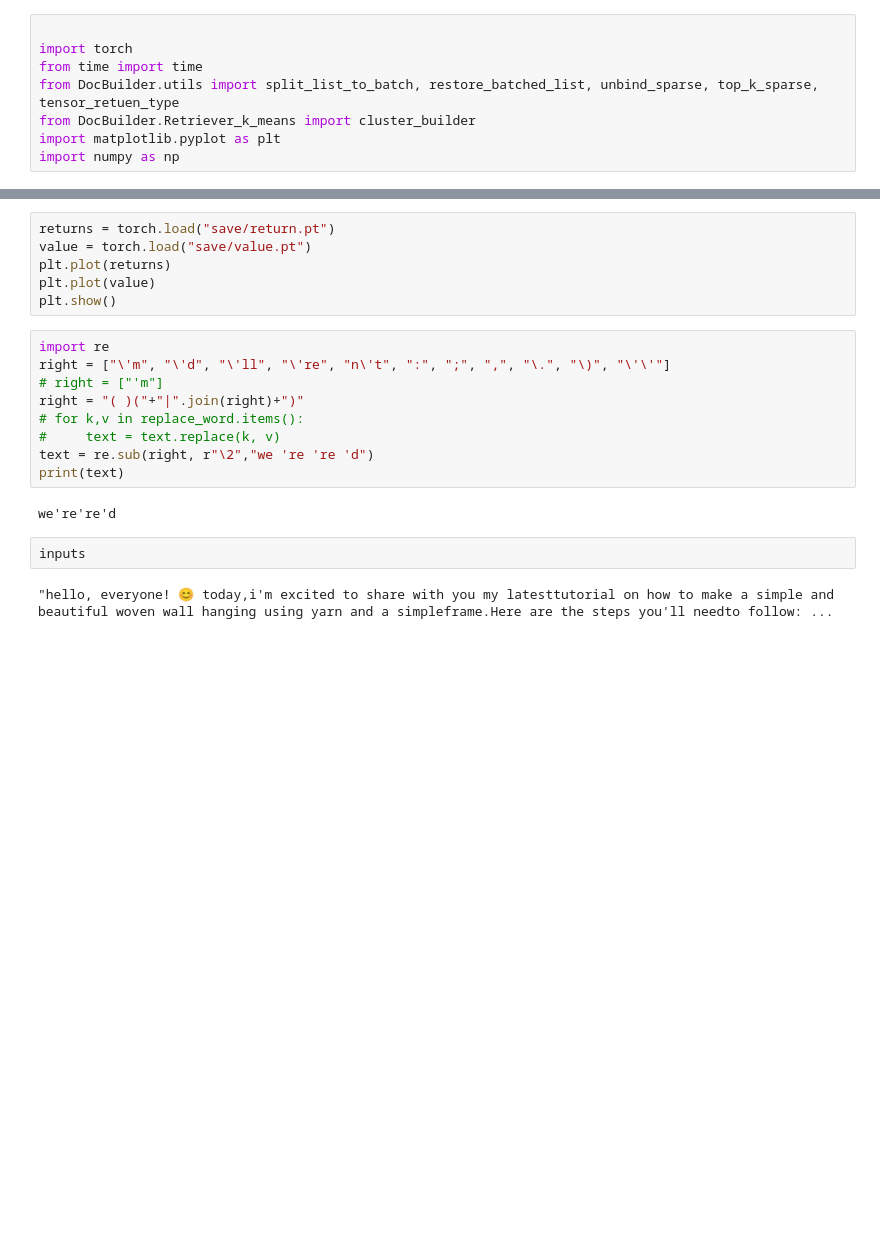
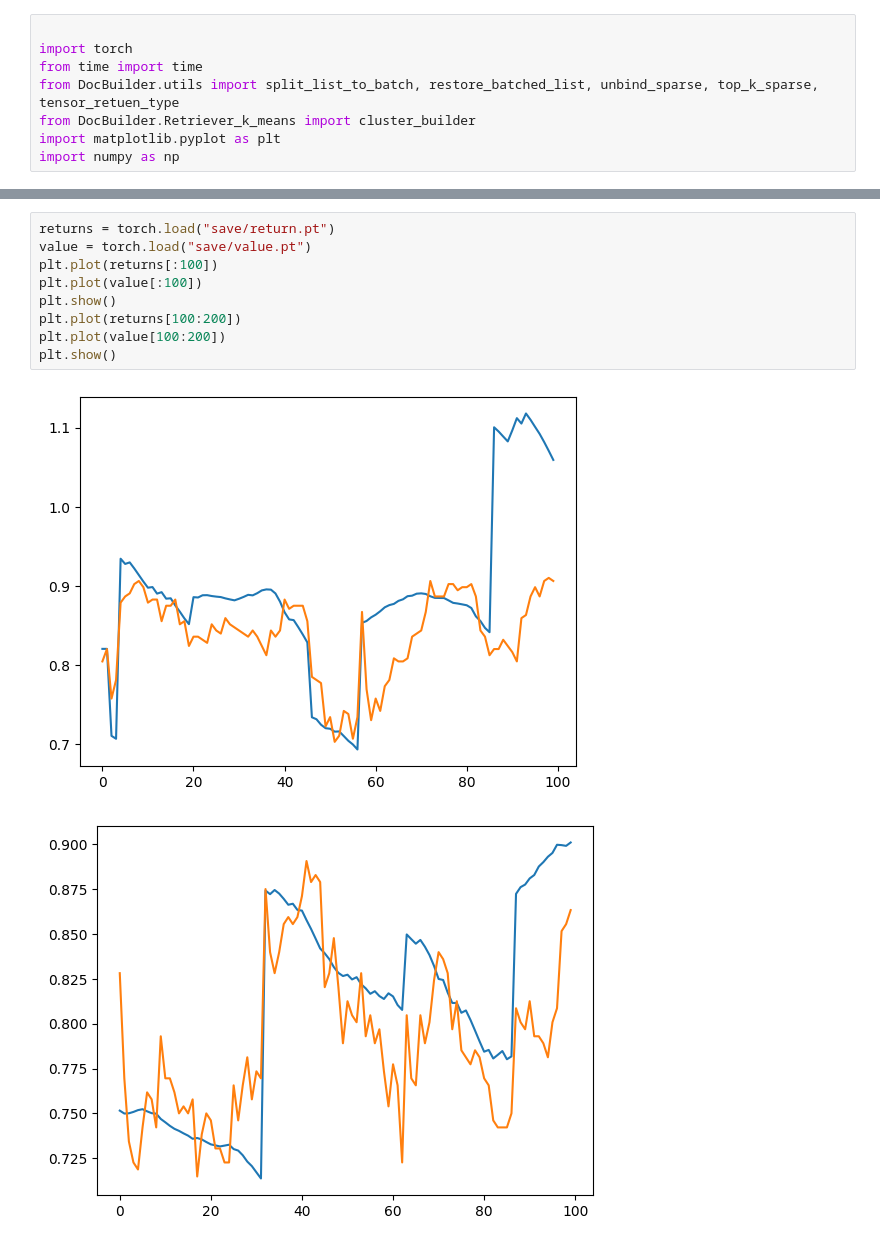
Before and after one commit to will0010077/Reinforced-Retrieval, a Jupyter notebook: show.ipynb, the cells around one changed output, grey strips where cells are left out. Saved outputs shown, nothing was run; the diff lists cells and outputs as text; blank space fills up the shorter version.

```diff
--- a/show.ipynb
+++ b/show.ipynb
@@ -29,21 +29,12 @@ plt.show()
 # %%
 returns = torch.load("save/return.pt")
 value = torch.load("save/value.pt")
-plt.plot(returns)
-plt.plot(value)
+plt.plot(returns[:100])
+plt.plot(value[:100])
 plt.show()
+plt.plot(returns[100:200])
+plt.plot(value[100:200])
+plt.show()
+# %% [output]
+[figure, added]
+[figure, added]
-# %%
-import re
-right = ["\'m", "\'d", "\'ll", "\'re", "n\'t", ":", ";", ",", "\.", "\)", "\'\'"]
-# right = ["'m"]
-right = "( )("+"|".join(right)+")"
-# for k,v in replace_word.items():
-#     text = text.replace(k, v)
-text = re.sub(right, r"\2","we 're 're 'd")
-print(text)
-# %% [output]
-we're're'd
-# %%
-inputs
-# %% [output]
-"hello, everyone! 😊 today,i'm excited to share with you my latesttutorial on how to make a simple and beautiful woven wall hanging using yarn and a simpleframe.Here are the steps you'll needto follow: ...
```
Also changed, not shown: parts of 5 cells of this notebook, 4 other files.
